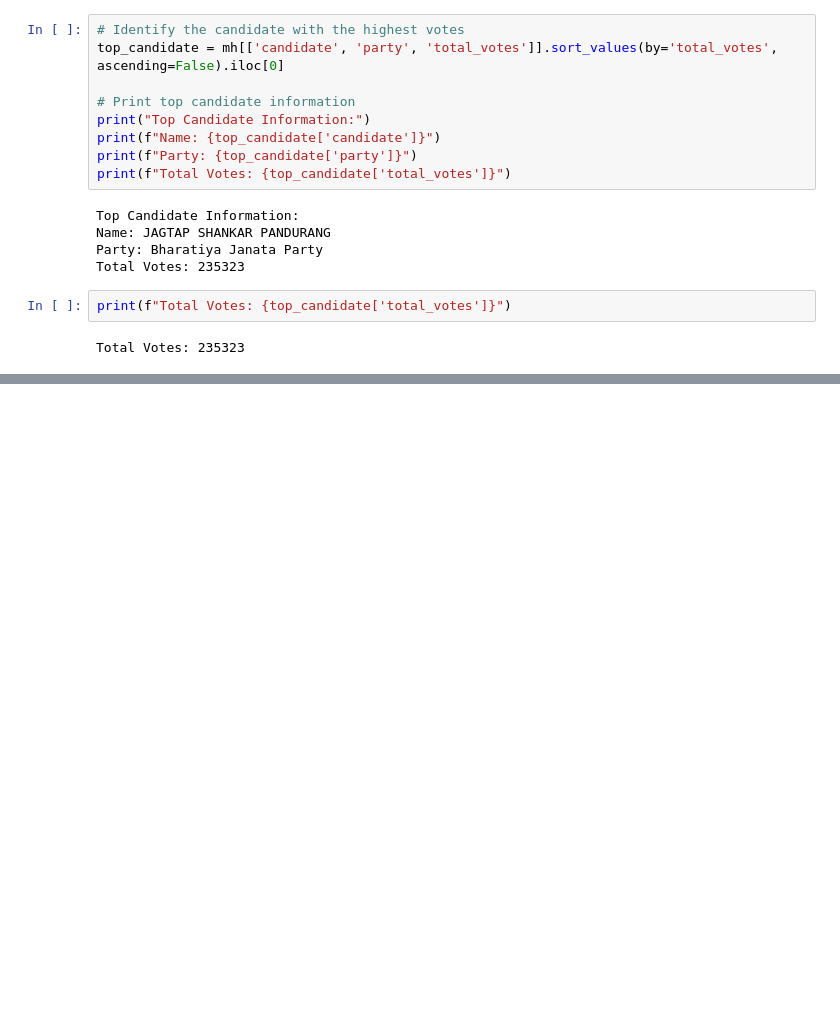
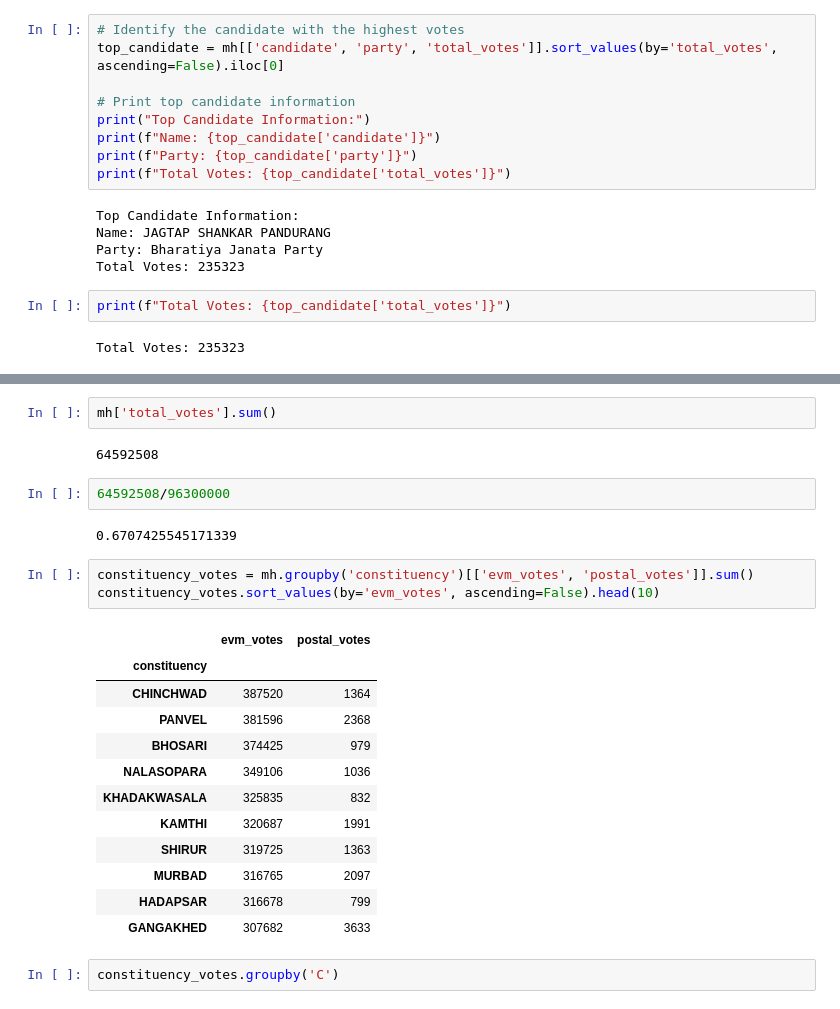
Before and after one commit to dungdungptit/Machine-Learning, a Jupyter notebook: prac.ipynb, the cells around one changed output, grey strips where cells are left out. Cells and saved outputs as stored; diff of their text form; blank space fills up the shorter version.

```diff
--- a/prac.ipynb
+++ b/prac.ipynb
@@ -195,0 +217,26 @@ Total Votes: 235323
+# %%
+mh['total_votes'].sum()
+# %% [output]
+64592508
+# %%
+64592508/96300000
+# %% [output]
+0.6707425545171339
+# %%
+constituency_votes = mh.groupby('constituency')[['evm_votes', 'postal_votes']].sum()
+constituency_votes.sort_values(by='evm_votes', ascending=False).head(10)
+# %% [output]
+|  | evm_votes | postal_votes |
+| constituency |  |  |
+| CHINCHWAD | 387520 | 1364 |
+| PANVEL | 381596 | 2368 |
+| BHOSARI | 374425 | 979 |
+| NALASOPARA | 349106 | 1036 |
+| KHADAKWASALA | 325835 | 832 |
+| KAMTHI | 320687 | 1991 |
+| SHIRUR | 319725 | 1363 |
+| MURBAD | 316765 | 2097 |
+| HADAPSAR | 316678 | 799 |
+| GANGAKHED | 307682 | 3633 |
+# %%
+constituency_votes.groupby('C')
```
Also changed, not shown: parts of 2 cells of this notebook, 5 other files.
